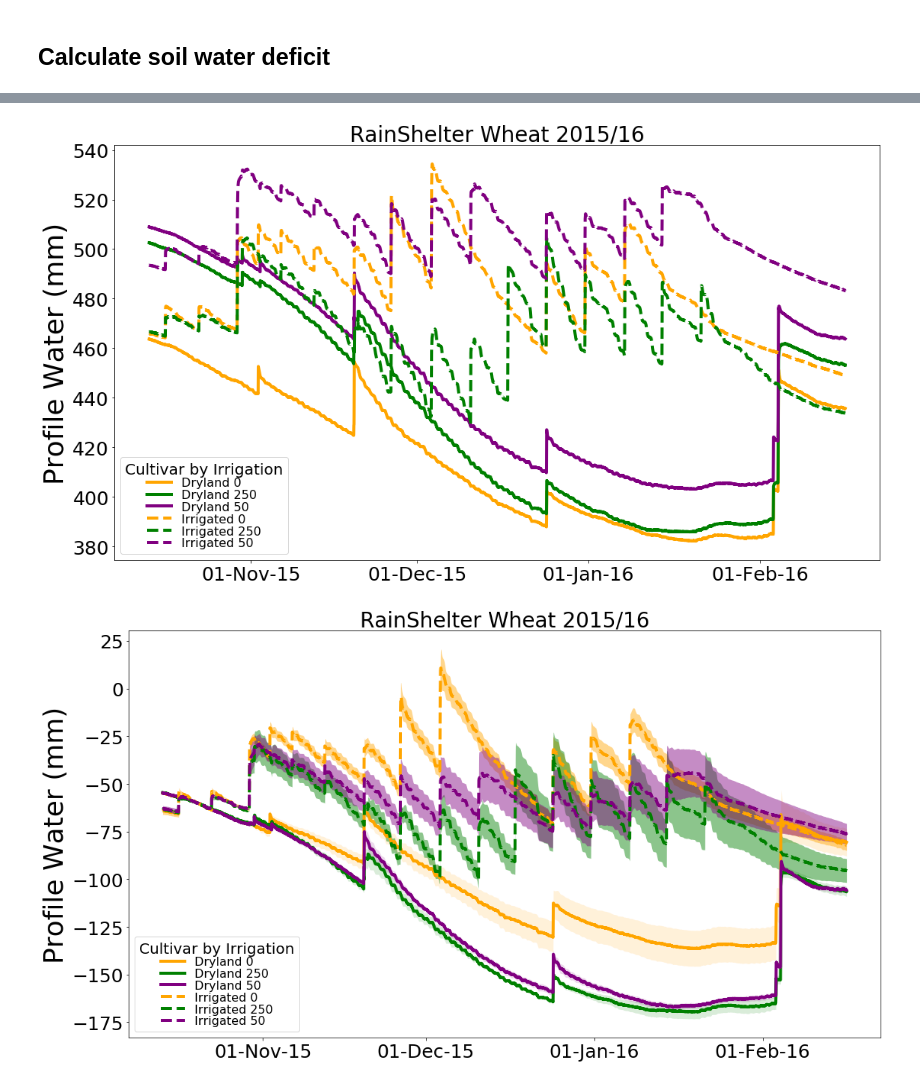
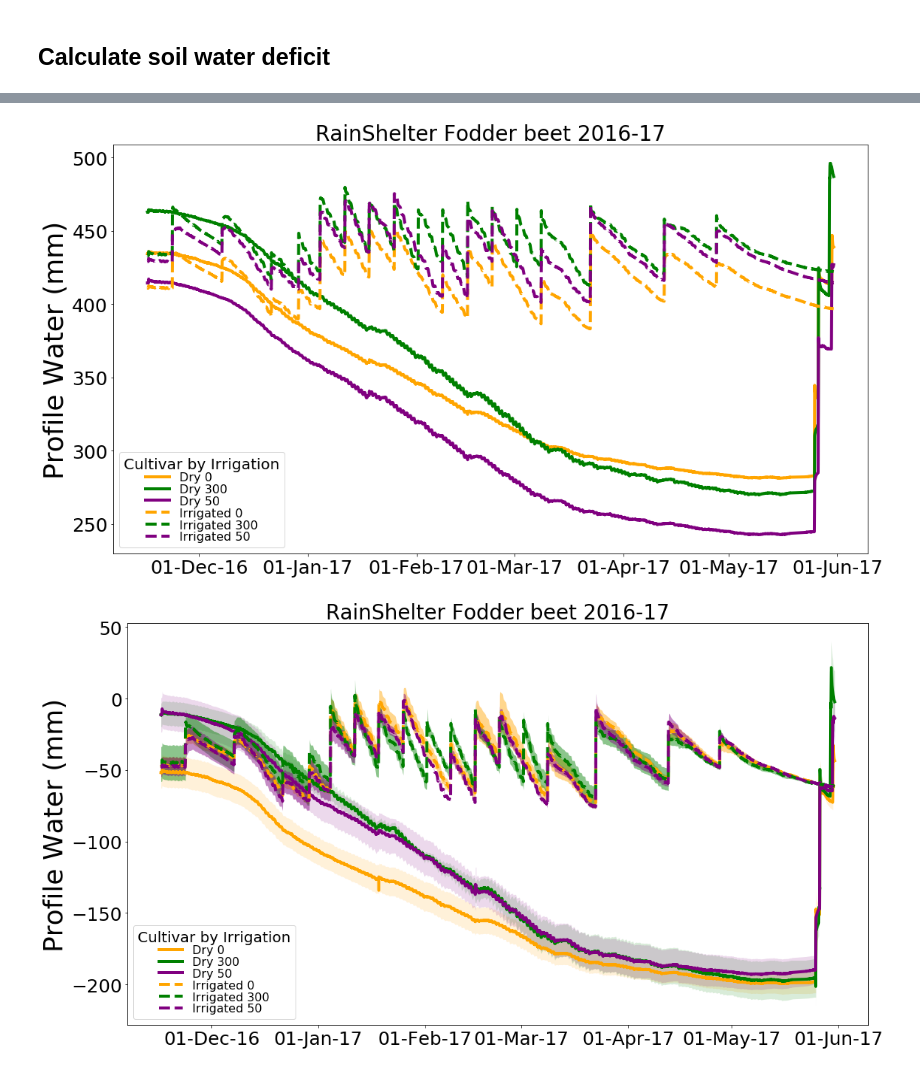
Before and after one commit to HamishBrownPFR/CropWaterAnalysis, a Jupyter notebook: FodderBeat/SoilWaterAnalysis.ipynb, the cells around one changed output, grey strips where cells are left out. Saved outputs shown, nothing was run; the diff lists cells and outputs as text; code cells hidden in the pictures.

```diff
--- a/FodderBeat/SoilWaterAnalysis.ipynb
+++ b/FodderBeat/SoilWaterAnalysis.ipynb
@@ -52,4 +52,6 @@ Irrigated 0    --  orange  0.45   ^   white
           50   --  purple  0.45   ^   white
+# %%
+ObsData=ObsData.loc[:"2017-05-30",:].where(ObsData<1.0)
 # %%
 Graph = plt.figure(figsize=(18,60))
 pos = 1
@@ -88,2 +66,0 @@ Set the dodgy data to nan
-# %%
-ObsData.loc[:'2015-11-19',('D1B','Dryland','50','4')] = np.nan
@@ -132,7 +104,7 @@ ax = Graph.add_subplot(1,1,1)
 GH.AddIndexedPlot(ProfileWater,ax,GPs,4)
 plt.ylabel('Profile Water (mm)', fontsize=36);
 plt.tick_params(labelsize=25)
-plt.title('RainShelter Wheat 2015/16', fontsize=28);
+plt.title('RainShelter Fodder beet 2016-17', fontsize=28);
 plt.legend(fontsize=24, loc=3)
 ax.xaxis.set_major_locator(mdates.MonthLocator())
 ax.xaxis.set_major_formatter(mdates.DateFormatter('%d-%b-%y'))
@@ -140,37 +112,37 @@ ledg = plt.legend(loc=3,numpoints=1,fontsize = 16,labelspacing = 0.05,
                           title='Cultivar by Irrigation')
 ledg.get_title().set_fontsize(20)
 # %% [output]
-[figure, old version]
+[figure, new version]
 # %%
 DataMeans2 = ObsData.groupby(level=['Depth', 'Irrigation', 'Nitrogen','Block'],axis=1).mean()
 DataMeans2 =  DataMeans2.dropna(axis=1, how = 'all')
 
 #Calculate the water content of the soil profile by multiplying the volumetric water content by each layers
 #depth and summing.  The 0-15 layers are divided by 2 to average the two readings
 ProfileWater2 = DataMeans2.loc[:,'D1I'] * 150/2 + \
                DataMeans2.loc[:,'D1B'] *150/2 + \
                DataMeans2.loc[:,'D2'] * 150 + \
                DataMeans2.loc[:,'D3'] * 300 + \
                DataMeans2.loc[:,'D4'] * 300 + \
                DataMeans2.loc[:,'D5'] * 300 + \
                DataMeans2.loc[:,'D6'] * 300 + \
                DataMeans2.loc[:,'D7'] * 300
 
 FieldCapacity2 = ProfileWater2.resample('D').max()
-FieldCapacity2 = FieldCapacity2.loc['2015-10-20'] + 60
+FieldCapacity2 = FieldCapacity2.loc['2017-05-27'] + 60
 SoilWaterDeficit2 = -(FieldCapacity2 - ProfileWater2)
 
 Graph = plt.figure(figsize=(18,10))
 ax = Graph.add_subplot(1,1,1)
 GH.AddIndexedPlotWithSEM(SoilWaterDeficit2,ax,GPs,4)
 plt.ylabel('Profile Water (mm)', fontsize=36);
 plt.tick_params(labelsize=25)
-plt.title('RainShelter Wheat 2015/16', fontsize=28);
+plt.title('RainShelter Fodder beet 2016-17', fontsize=28);
 plt.legend(fontsize=24, loc=3)
 ax.xaxis.set_major_locator(mdates.MonthLocator())
 ax.xaxis.set_major_formatter(mdates.DateFormatter('%d-%b-%y'))
 ledg = plt.legend(loc=3,numpoints=1,fontsize = 16,labelspacing = 0.05,
                           title='Cultivar by Irrigation')
 ledg.get_title().set_fontsize(20)
 # %% [output]
-[figure, old version]
+[figure, new version]
```
Also changed, not shown: parts of 11 cells of this notebook, 1 other file.
